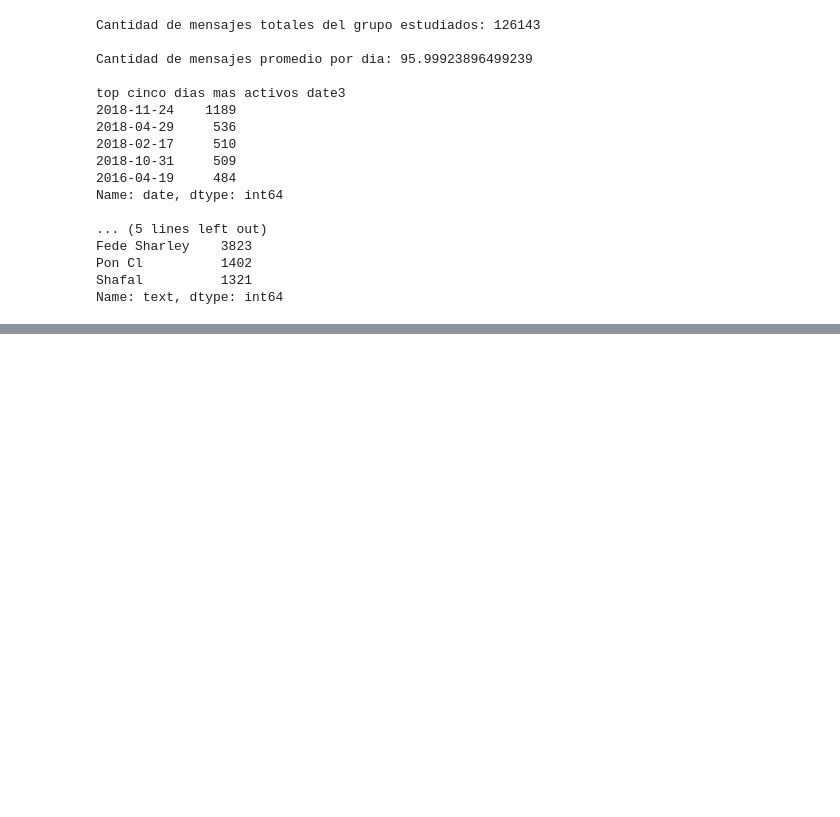
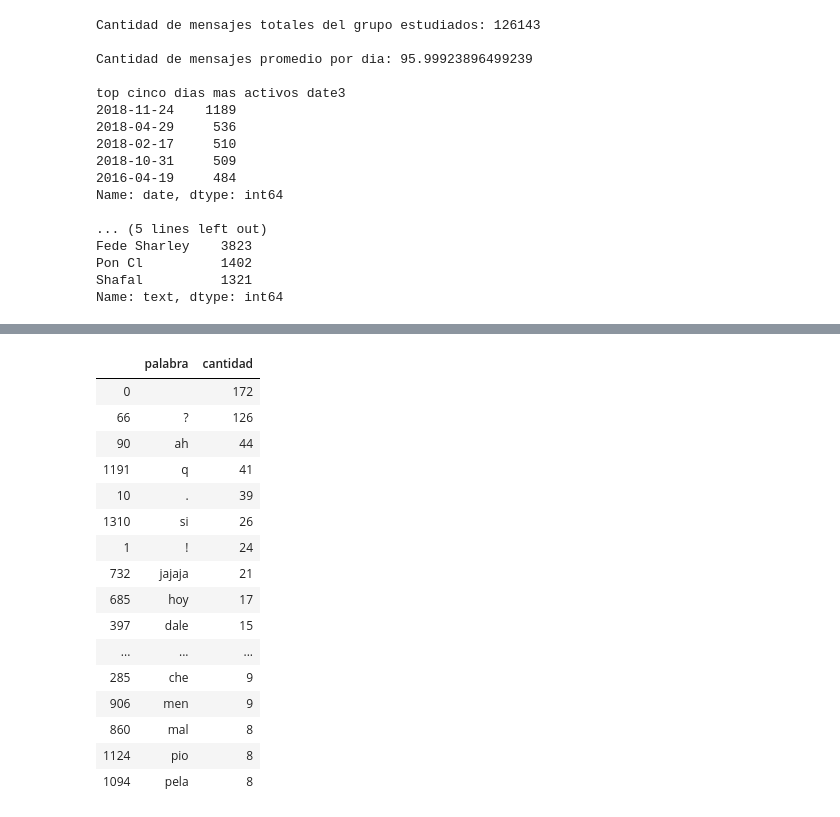
Before and after one commit to joaquin-tempelsman/data-stories, a Jupyter notebook: Whatsapp group - analytics/notebook - DH.ipynb, the cells around one changed output, grey strips where cells are left out. Drawn from its saved outputs; the diff is of its cells as text; code cells hidden in the pictures; blank space fills up the shorter version.

```diff
--- a/Whatsapp group - analytics/notebook - DH.ipynb
+++ b/Whatsapp group - analytics/notebook - DH.ipynb
@@ -357,0 +418,7 @@ Name: text, dtype: int64
+# %%
+def to_lowercase(words):
+    minusculas = [i.lower() for i in words]
+
+    return minusculas
+
+sample['normal'] = sample.tokened.apply(to_lowercase)
@@ -357,0 +453,25 @@ Name: text, dtype: int64
+# %%
+palabras = pd.DataFrame({'palabra':','.join(sample.nonstop.apply(lambda x:','.join(x))).split(',')})
+
+#palabras = pd.DataFrame({'palabra':','.join(sample.clean_text.apply(lambda x:','.join([str(i) for i in x]))).split(',')})
+
+
+palabras.groupby('palabra').size().reset_index().rename(columns={0:'cantidad'}).sort_values('cantidad',ascending=False).head(30)
+# %% [output]
+|  | palabra | cantidad |
+| 0 |  | 172 |
+| 66 | ? | 126 |
+| 90 | ah | 44 |
+| 1191 | q | 41 |
+| 10 | . | 39 |
+| 1310 | si | 26 |
+| 1 | ! | 24 |
+| 732 | jajaja | 21 |
+| 685 | hoy | 17 |
+| 397 | dale | 15 |
+| ... | ... | ... |
+| 285 | che | 9 |
+| 906 | men | 9 |
+| 860 | mal | 8 |
+| 1124 | pio | 8 |
+| 1094 | pela | 8 |
```
Also changed, not shown: parts of 11 cells of this notebook, 2 other files.
